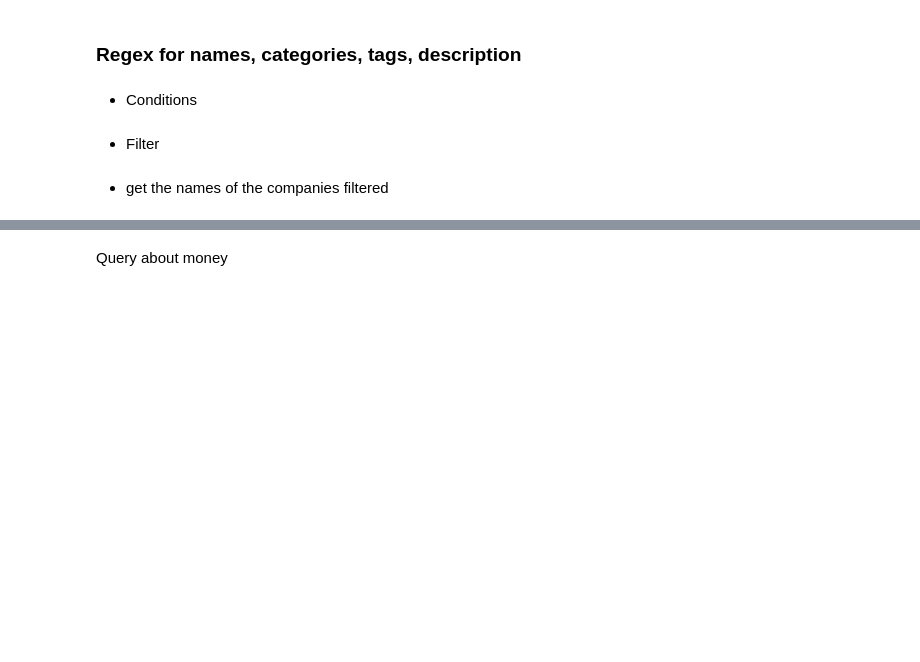
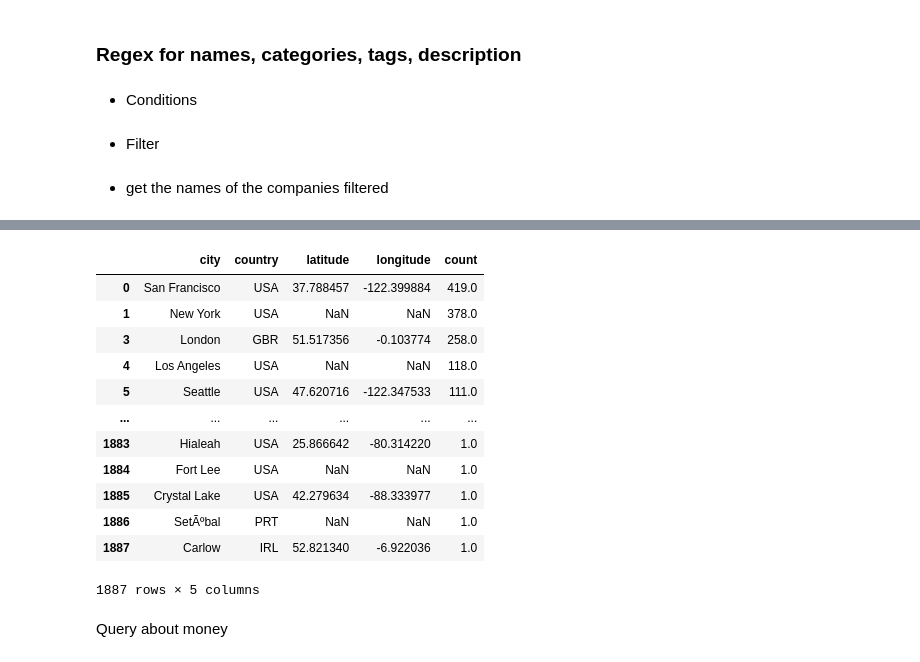
Before and after one commit to David-TC13/project3_best-ubication, a Jupyter notebook: query_mongo.ipynb, the cells around one changed output, grey strips where cells are left out. Drawn from its saved outputs; the diff is of its cells as text; code cells hidden in the pictures; blank space fills up the shorter version.

```diff
--- a/query_mongo.ipynb
+++ b/query_mongo.ipynb
@@ -71,2 +216,26 @@ list(companies_name)
+# %%
+df.reset_index(inplace= True)
+# %%
+df.drop('index',axis =1, inplace =True)
+# %%
+df.dropna(subset=['city'], inplace = True)
+# %%
+df.drop(2, inplace=True)
+# %%
+df
+# %% [output]
+|  | city | country | latitude | longitude | count |
+| 0 | San Francisco | USA | 37.788457 | -122.399884 | 419.0 |
+| 1 | New York | USA | NaN | NaN | 378.0 |
+| 3 | London | GBR | 51.517356 | -0.103774 | 258.0 |
+| 4 | Los Angeles | USA | NaN | NaN | 118.0 |
+| 5 | Seattle | USA | 47.620716 | -122.347533 | 111.0 |
+| ... | ... | ... | ... | ... | ... |
+| 1883 | Hialeah | USA | 25.866642 | -80.314220 | 1.0 |
+| 1884 | Fort Lee | USA | NaN | NaN | 1.0 |
+| 1885 | Crystal Lake | USA | 42.279634 | -88.333977 | 1.0 |
+| 1886 | SetÃºbal | PRT | NaN | NaN | 1.0 |
+| 1887 | Carlow | IRL | 52.821340 | -6.922036 | 1.0 |
+1887 rows × 5 columns
 # %% [markdown]
 Query about money
```
Also changed, not shown: parts of 20 cells of this notebook.
